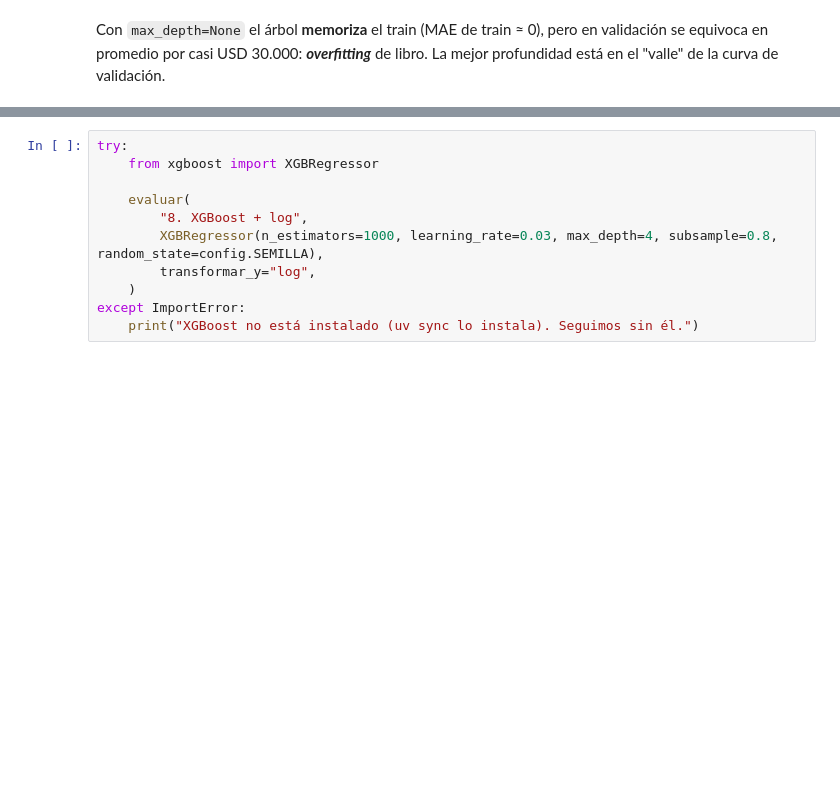
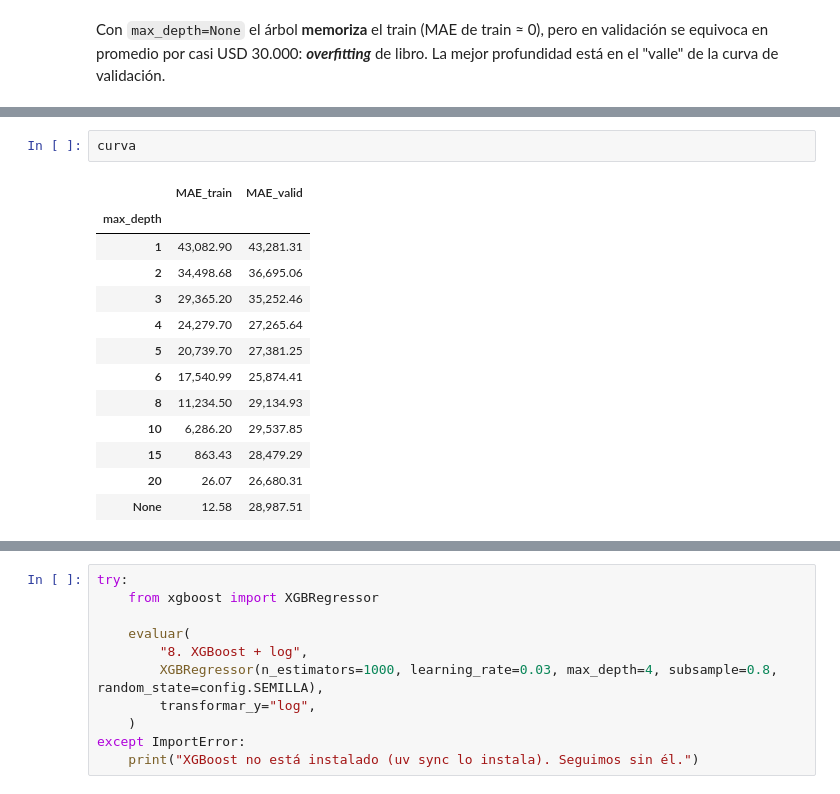
Before and after one commit to CamilaCortex/intro_analitica, a Jupyter notebook: 04-Modelado-Metricas/notebooks/02_baseline_house_prices.ipynb, the cells around one changed output, grey strips where cells are left out. Cells and saved outputs as stored; diff of their text form; blank space fills up the shorter version.

```diff
--- a/04-Modelado-Metricas/notebooks/02_baseline_house_prices.ipynb
+++ b/04-Modelado-Metricas/notebooks/02_baseline_house_prices.ipynb
@@ -154,3 +182,19 @@ evaluar(f"4. Árbol (max_depth={mejor_prof})", DecisionTreeRegressor(max_depth=m
+# %%
+curva
+# %% [output]
+|  | MAE_train | MAE_valid |
+| max_depth |  |  |
+| 1 | 43,082.90 | 43,281.31 |
+| 2 | 34,498.68 | 36,695.06 |
+| 3 | 29,365.20 | 35,252.46 |
+| 4 | 24,279.70 | 27,265.64 |
+| 5 | 20,739.70 | 27,381.25 |
+| 6 | 17,540.99 | 25,874.41 |
+| 8 | 11,234.50 | 29,134.93 |
+| 10 | 6,286.20 | 29,537.85 |
+| 15 | 863.43 | 28,479.29 |
+| 20 | 26.07 | 26,680.31 |
+| None | 12.58 | 28,987.51 |
 # %% [markdown]
 ### 4.3 *Ensembles*: muchos árboles juntos
 
```
Also changed, not shown: parts of 19 cells of this notebook, 7 other files.
